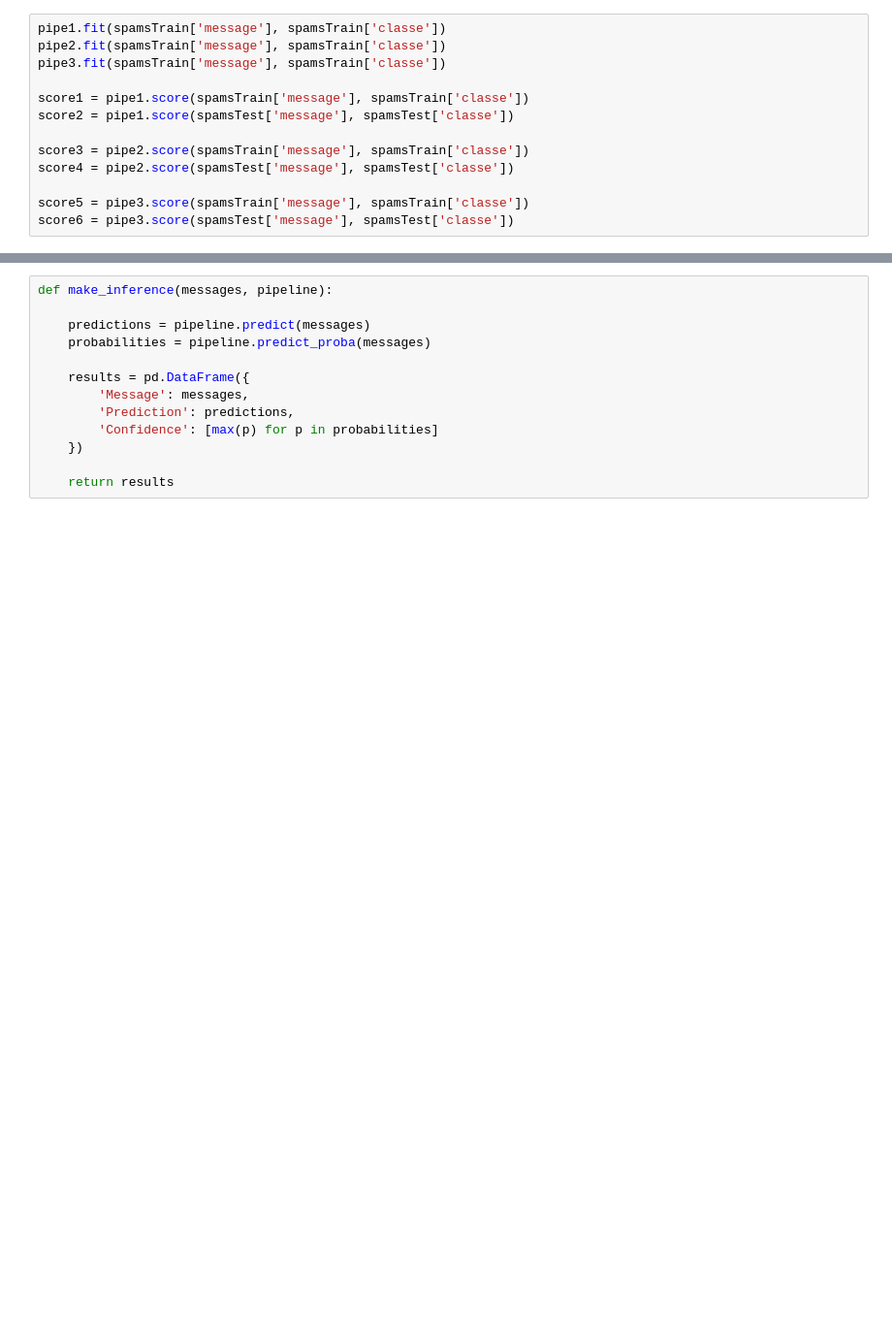
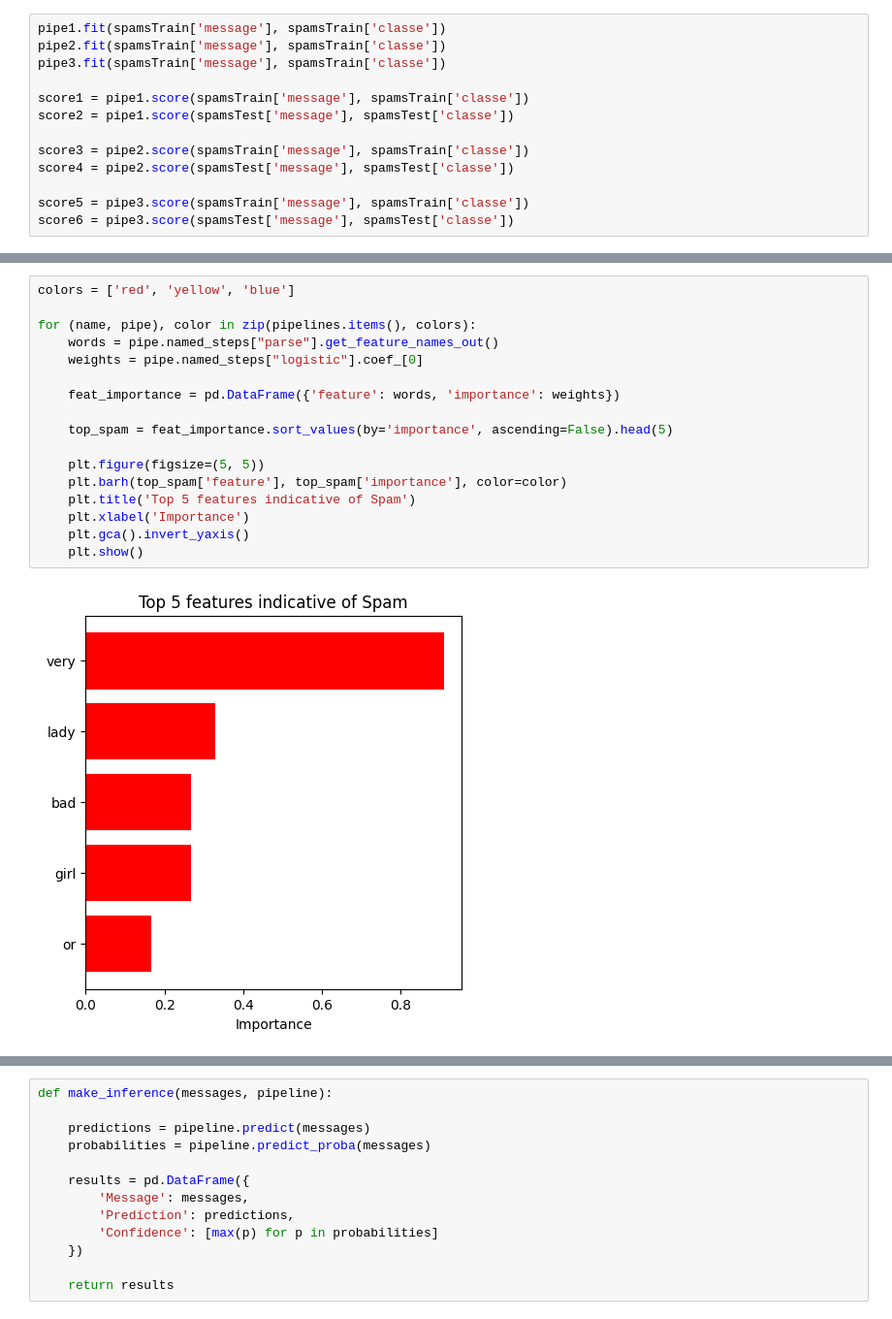
Before and after one commit to Aress07/Text-Mining, a Jupyter notebook: Lab1/hw.ipynb, the cells around one changed output, grey strips where cells are left out. Shown at 97% size. Drawn from its saved outputs; the diff is of its cells as text; blank space fills up the shorter version.

```diff
--- a/Lab1/hw.ipynb
+++ b/Lab1/hw.ipynb
@@ -117,0 +92,19 @@ plt.show()
+# %%
+colors = ['red', 'yellow', 'blue']
+
+for (name, pipe), color in zip(pipelines.items(), colors):
+    words = pipe.named_steps["parse"].get_feature_names_out()
+    weights = pipe.named_steps["logistic"].coef_[0]
+
+    feat_importance = pd.DataFrame({'feature': words, 'importance': weights})
+
+    top_spam = feat_importance.sort_values(by='importance', ascending=False).head(5)
+
+    plt.figure(figsize=(5, 5))
+    plt.barh(top_spam['feature'], top_spam['importance'], color=color)
+    plt.title('Top 5 features indicative of Spam')
+    plt.xlabel('Importance')
+    plt.gca().invert_yaxis()
+    plt.show()
+# %% [output]
+[figure, added]
```
Also changed, not shown: parts of 8 cells of this notebook.
